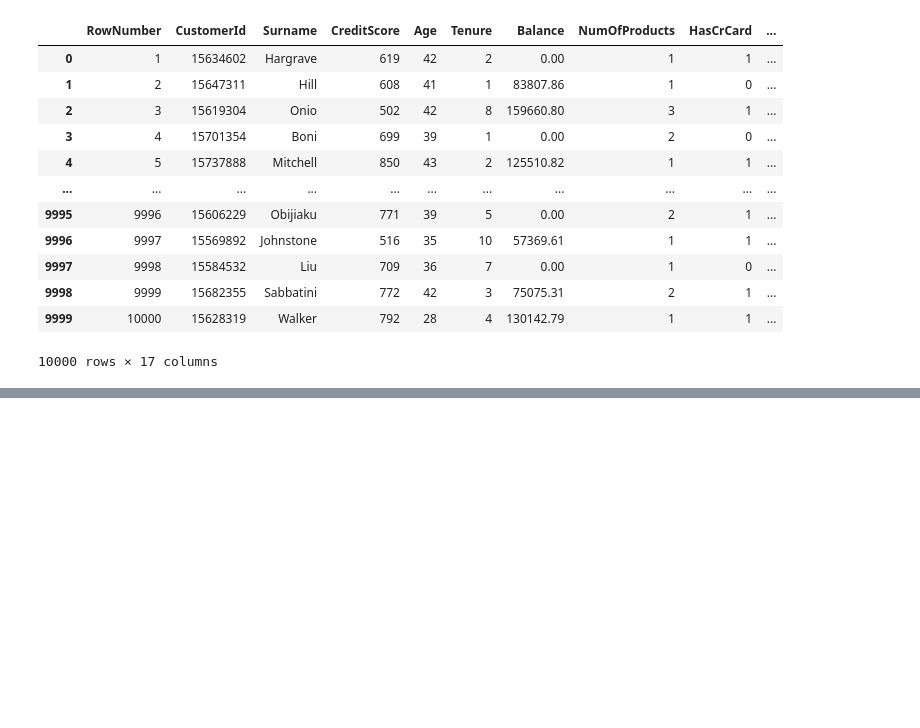
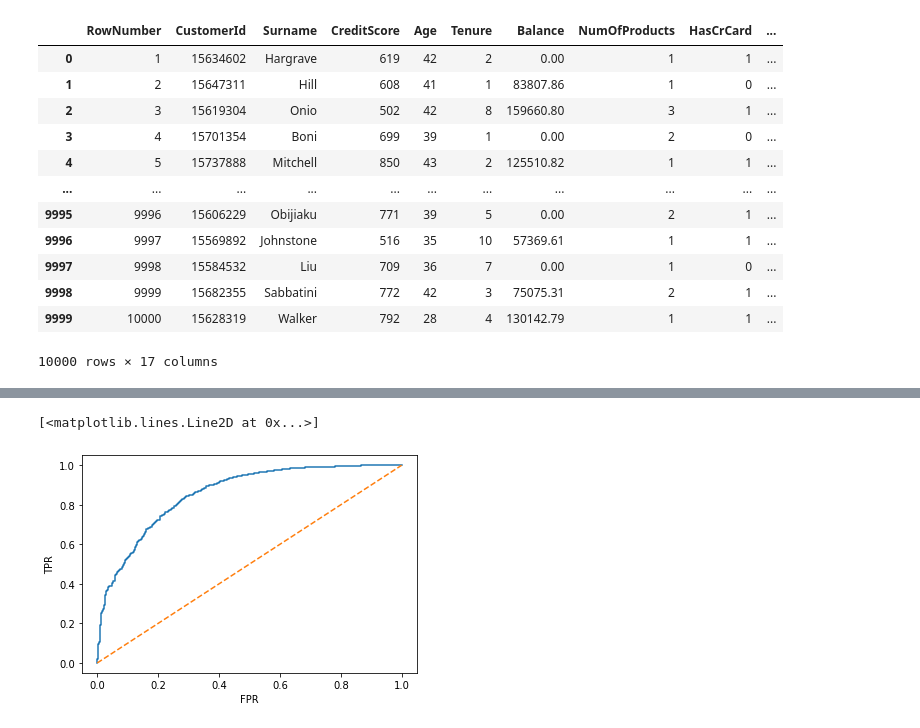
Before and after one commit to imashevchenko/itmo-ml, a Jupyter notebook: Лаб4/solution/solution.ipynb, the cells around one changed output, grey strips where cells are left out. Saved outputs shown, nothing was run; the diff lists cells and outputs as text; code cells hidden in the pictures; blank space fills up the shorter version.

```diff
--- a/Лаб4/solution/solution.ipynb
+++ b/Лаб4/solution/solution.ipynb
@@ -259,15 +293,22 @@ class RandomForest(BaseEstimator):
             pred.append(self.trees[i].predict(X))
         return np.round(np.mean(pred, axis=0))
 
+    def predict_proba(self, X):
+        pred = np.zeros((len(X), 2))
+        for i in range(self.N):
+            pred += self.trees[i].predict_proba(X)
+        pred /= self.N
+        return pred
+
     def get_feature_importances(self):
-        self.feature_importances = {feature_name : 0 for feature_name in range(self.X.shape[1])}
+        self.feature_importances = {feature_name: 0 for feature_name in range(self.X.shape[1])}
         for tree_num in range(self.N):
-          tree = self.trees[tree_num]
-          sample = self.samples[tree_num]
+            tree = self.trees[tree_num]
+            sample = self.samples[tree_num]
 
-          tree_feature_importances = tree.feature_importances_
-          for i in range(sample.shape[1]):
-            self.feature_importances[i] += tree_feature_importances[i]
+            tree_feature_importances = tree.feature_importances_
+            for i in range(sample.shape[1]):
+                self.feature_importances[i] += tree_feature_importances[i]
         return list(self.feature_importances.items())
 # %%
 cv = GridSearchCV(RandomForest(),
@@ -318,0 +345,12 @@ features
+# %%
+rfc = RandomForest(criterion='max_depth', criterion_value=10)
+rfc.fit(X_train, y_train)
+probs = rfc.predict_proba(X_test)
+tpr, fpr, _ = roc_curve(y_test, probs[:, 0])
+plt.xlabel('FPR')
+plt.ylabel('TPR')
+plt.plot(fpr, tpr)
+plt.plot(np.linspace(0, 1), np.linspace(0, 1), linestyle='--')
+# %% [output]
+[<matplotlib.lines.Line2D at 0x...>]
+[figure, added]
```
Also changed, not shown: parts of 12 cells of this notebook.
